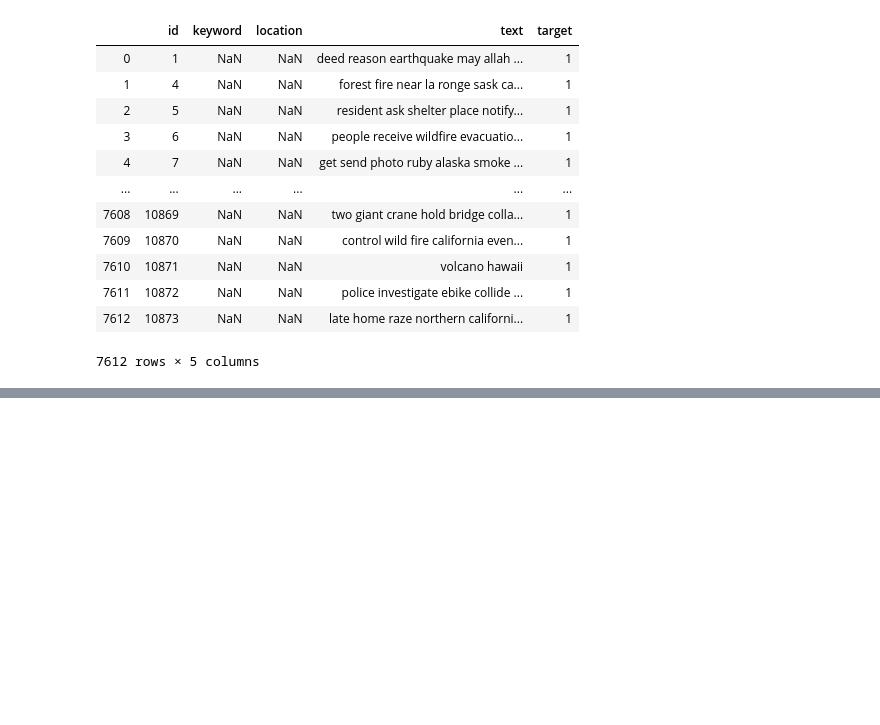
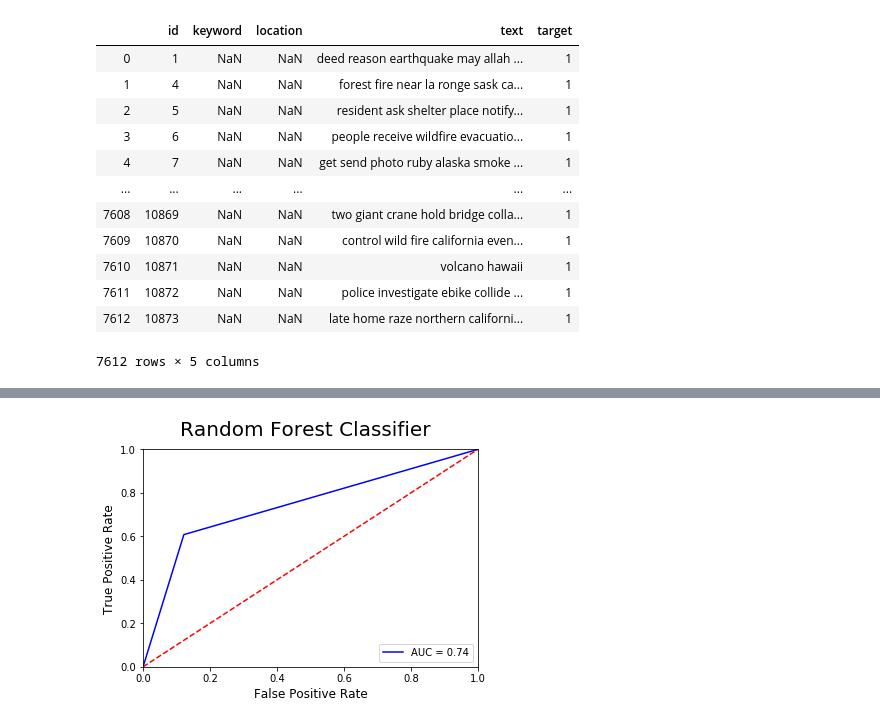
Before and after one commit to ShashankSharma26/Disaster-or-not-NLP-with-tweets, a Jupyter notebook: Data Modelling/Disaster or not- Data Modelling.ipynb, the cells around one changed output, grey strips where cells are left out. Cells and saved outputs as stored; diff of their text form; code cells hidden in the pictures; blank space fills up the shorter version.

Commit message:
Classifiers update

```diff
--- a/Data Modelling/Disaster or not- Data Modelling.ipynb
+++ b/Data Modelling/Disaster or not- Data Modelling.ipynb
@@ -97,0 +86,10 @@ roc(Log_prediction,'Logistic regression')
+# %%
+Random_forest = Pipeline([('tfidf', TfidfVectorizer(ngram_range=(1,2))), ('randomforest', RandomForestClassifier())])
+RF_model = Random_forest.fit(X_train, y_train)
+
+RF_prediction = RF_model.predict(X_test)
+auc,f = roc(RF_prediction,'Random Forest Classifier')
+
+model_result = model_result.append({'Model':'Random Forest Classifier','AUC ROC': auc,'F1':f}, ignore_index=True)
+# %% [output]
+[figure, added]
```
Also changed, not shown: parts of 14 cells of this notebook.
